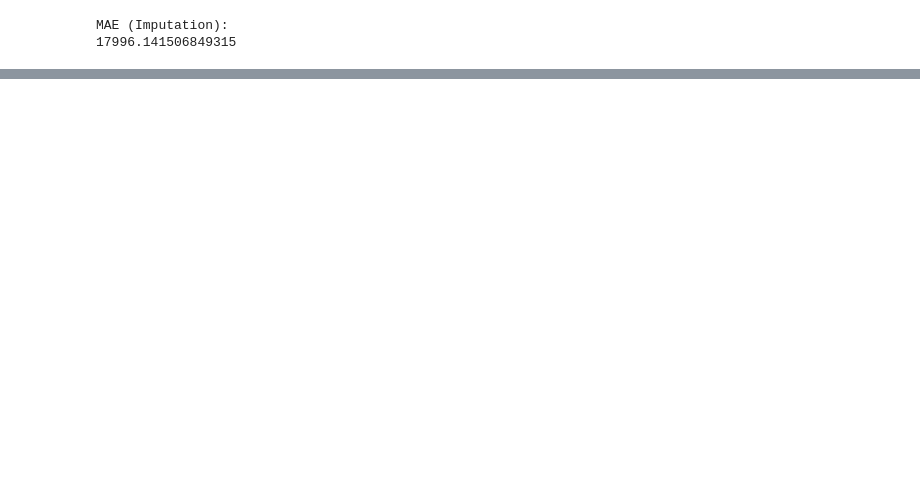
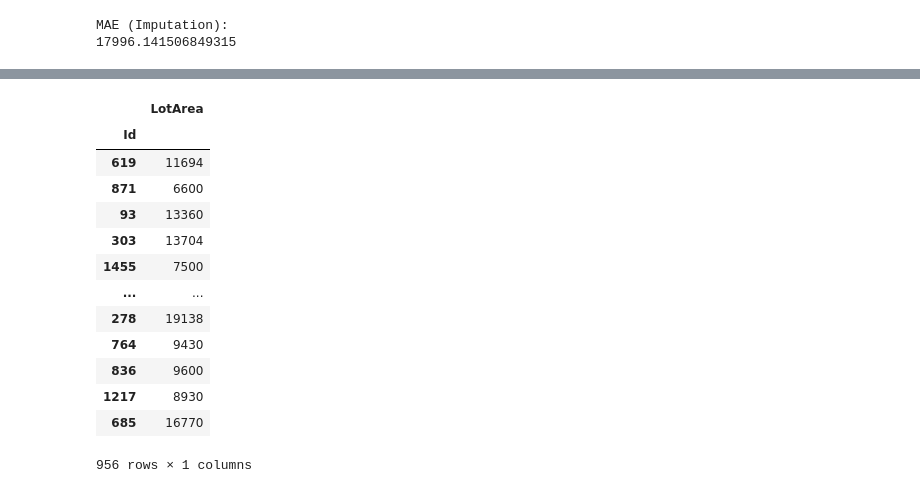
Before and after one commit to salvvilla88/practicing_ds, a Jupyter notebook: kaggle_intermediate_machinelearning.ipynb, the cells around one changed output, grey strips where cells are left out. Cells and saved outputs as stored; diff of their text form; code cells hidden in the pictures; blank space fills up the shorter version.

```diff
--- a/kaggle_intermediate_machinelearning.ipynb
+++ b/kaggle_intermediate_machinelearning.ipynb
@@ -354,0 +354,20 @@ MAE (Imputation):
+# %%
+lotfrontage_area_X = lotfrontage_area[['LotArea']]
+lotfrontage_area_y = lotfrontage_area['LotFrontage']
+# %%
+lotfrontage_area_X
+# %% [output]
+|  | LotArea |
+| Id |  |
+| 619 | 11694 |
+| 871 | 6600 |
+| 93 | 13360 |
+| 303 | 13704 |
+| 1455 | 7500 |
+| ... | ... |
+| 278 | 19138 |
+| 764 | 9430 |
+| 836 | 9600 |
+| 1217 | 8930 |
+| 685 | 16770 |
+956 rows × 1 columns
```
Also changed, not shown: parts of 20 cells of this notebook.
